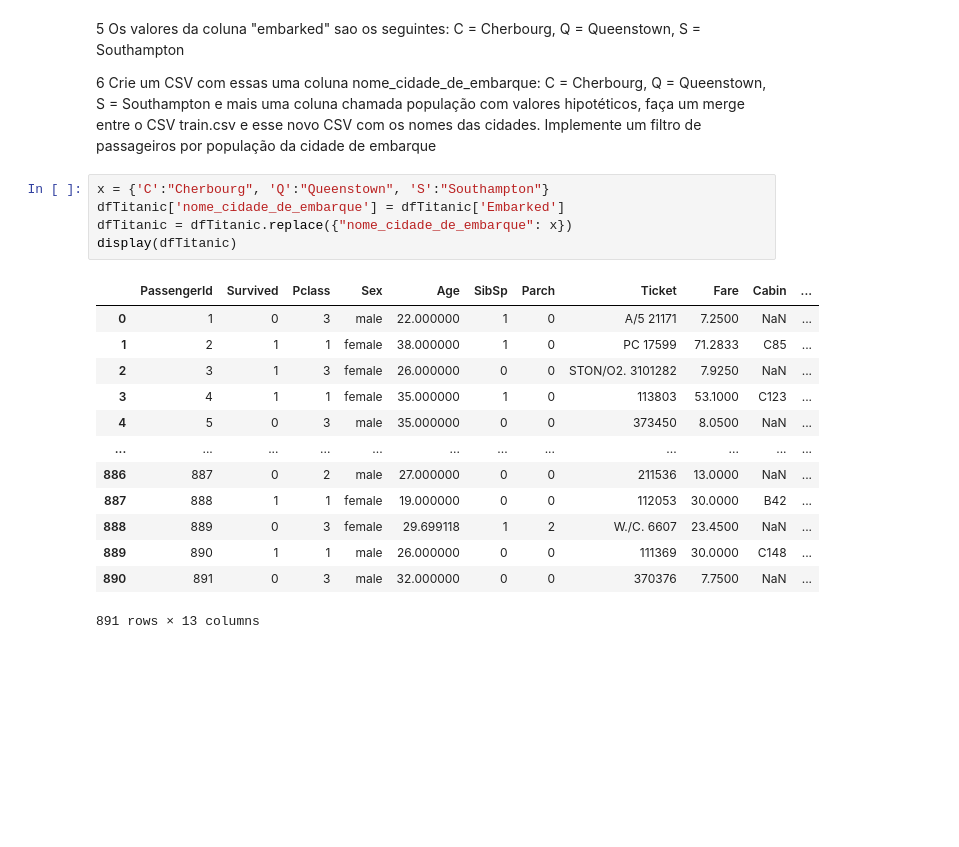
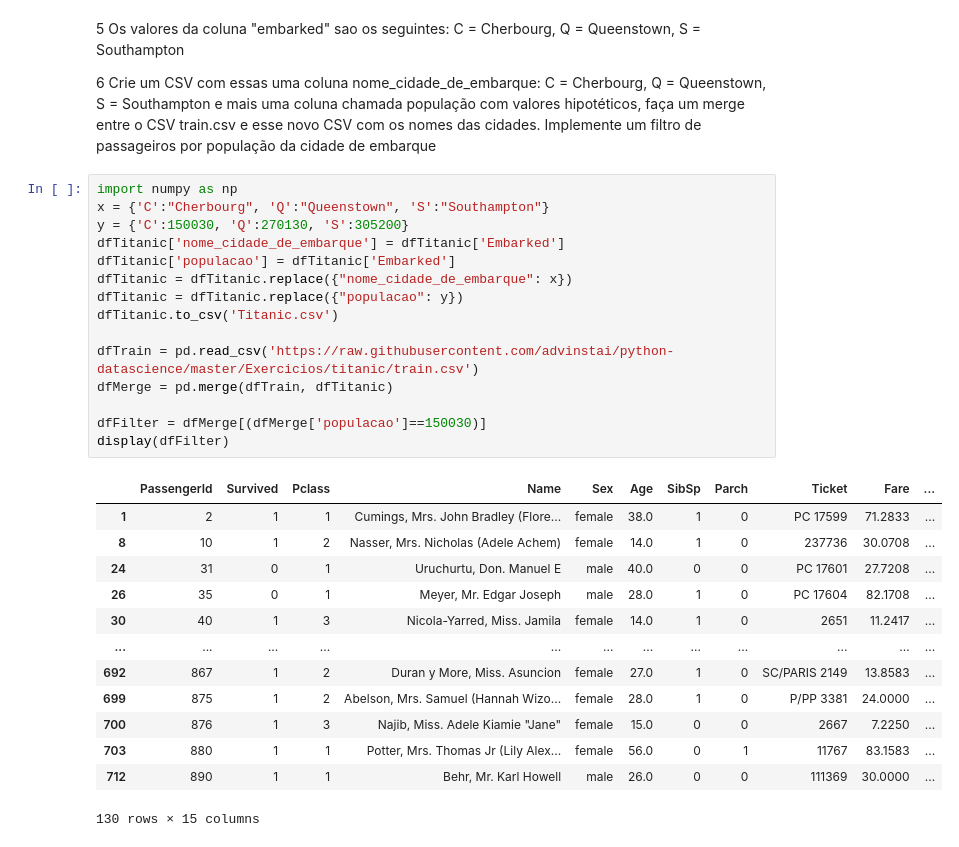
Before and after one commit to advinstai/python-datascience, a Jupyter notebook: solucoes/Alessandra/Lista SQL - Titanic.ipynb, the cells around one changed output. Cells and saved outputs as stored; diff of their text form; blank space fills up the shorter version.

```diff
--- a/solucoes/Alessandra/Lista SQL - Titanic.ipynb
+++ b/solucoes/Alessandra/Lista SQL - Titanic.ipynb
@@ -84,22 +84,32 @@ display(dfTitanic)
 5 Os valores da coluna "embarked" sao os seguintes: C = Cherbourg, Q = Queenstown, S = Southampton
 
 6 Crie um CSV com essas uma coluna nome_cidade_de_embarque: C = Cherbourg, Q = Queenstown, S = Southampton e mais uma coluna chamada população com valores hipotéticos, faça um merge entre o CSV train.csv e esse novo CSV com os nomes das cidades. Implemente um filtro de passageiros por população da cidade de embarque
-# %%
-x = {'C':"Cherbourg", 'Q':"Queenstown", 'S':"Southampton"}
-dfTitanic['nome_cidade_de_embarque'] = dfTitanic['Embarked']
-dfTitanic = dfTitanic.replace({"nome_cidade_de_embarque": x})
-display(dfTitanic)
-# %% [output]
-|  | PassengerId | Survived | Pclass | Sex | Age | SibSp | Parch | Ticket | Fare | Cabin | ... |
-| 0 | 1 | 0 | 3 | male | 22.000000 | 1 | 0 | A/5 21171 | 7.2500 | NaN | ... |
-| 1 | 2 | 1 | 1 | female | 38.000000 | 1 | 0 | PC 17599 | 71.2833 | C85 | ... |
-| 2 | 3 | 1 | 3 | female | 26.000000 | 0 | 0 | STON/O2. 3101282 | 7.9250 | NaN | ... |
-| 3 | 4 | 1 | 1 | female | 35.000000 | 1 | 0 | 113803 | 53.1000 | C123 | ... |
-| 4 | 5 | 0 | 3 | male | 35.000000 | 0 | 0 | 373450 | 8.0500 | NaN | ... |
-| ... | ... | ... | ... | ... | ... | ... | ... | ... | ... | ... | ... |
-| 886 | 887 | 0 | 2 | male | 27.000000 | 0 | 0 | 211536 | 13.0000 | NaN | ... |
-| 887 | 888 | 1 | 1 | female | 19.000000 | 0 | 0 | 112053 | 30.0000 | B42 | ... |
-| 888 | 889 | 0 | 3 | female | 29.699118 | 1 | 2 | W./C. 6607 | 23.4500 | NaN | ... |
-| 889 | 890 | 1 | 1 | male | 26.000000 | 0 | 0 | 111369 | 30.0000 | C148 | ... |
-| 890 | 891 | 0 | 3 | male | 32.000000 | 0 | 0 | 370376 | 7.7500 | NaN | ... |
-891 rows × 13 columns
+# %%
+import numpy as np
+x = {'C':"Cherbourg", 'Q':"Queenstown", 'S':"Southampton"}
+y = {'C':150030, 'Q':270130, 'S':305200}
+dfTitanic['nome_cidade_de_embarque'] = dfTitanic['Embarked']
+dfTitanic['populacao'] = dfTitanic['Embarked']
+dfTitanic = dfTitanic.replace({"nome_cidade_de_embarque": x})
+dfTitanic = dfTitanic.replace({"populacao": y})
+dfTitanic.to_csv('Titanic.csv')
+
+dfTrain = pd.read_csv('https://raw.githubusercontent.com/advinstai/python-datascience/master/Exercicios/titanic/train.csv')
+dfMerge = pd.merge(dfTrain, dfTitanic)
+
+dfFilter = dfMerge[(dfMerge['populacao']==150030)]
+display(dfFilter)
+# %% [output]
+|  | PassengerId | Survived | Pclass | Name | Sex | Age | SibSp | Parch | Ticket | Fare | ... |
+| 1 | 2 | 1 | 1 | Cumings, Mrs. John Bradley (Flore... | female | 38.0 | 1 | 0 | PC 17599 | 71.2833 | ... |
+| 8 | 10 | 1 | 2 | Nasser, Mrs. Nicholas (Adele Achem) | female | 14.0 | 1 | 0 | 237736 | 30.0708 | ... |
+| 24 | 31 | 0 | 1 | Uruchurtu, Don. Manuel E | male | 40.0 | 0 | 0 | PC 17601 | 27.7208 | ... |
+| 26 | 35 | 0 | 1 | Meyer, Mr. Edgar Joseph | male | 28.0 | 1 | 0 | PC 17604 | 82.1708 | ... |
+| 30 | 40 | 1 | 3 | Nicola-Yarred, Miss. Jamila | female | 14.0 | 1 | 0 | 2651 | 11.2417 | ... |
+| ... | ... | ... | ... | ... | ... | ... | ... | ... | ... | ... | ... |
+| 692 | 867 | 1 | 2 | Duran y More, Miss. Asuncion | female | 27.0 | 1 | 0 | SC/PARIS 2149 | 13.8583 | ... |
+| 699 | 875 | 1 | 2 | Abelson, Mrs. Samuel (Hannah Wizo... | female | 28.0 | 1 | 0 | P/PP 3381 | 24.0000 | ... |
+| 700 | 876 | 1 | 3 | Najib, Miss. Adele Kiamie "Jane" | female | 15.0 | 0 | 0 | 2667 | 7.2250 | ... |
+| 703 | 880 | 1 | 1 | Potter, Mrs. Thomas Jr (Lily Alex... | female | 56.0 | 0 | 1 | 11767 | 83.1583 | ... |
+| 712 | 890 | 1 | 1 | Behr, Mr. Karl Howell | male | 26.0 | 0 | 0 | 111369 | 30.0000 | ... |
+130 rows × 15 columns
```
